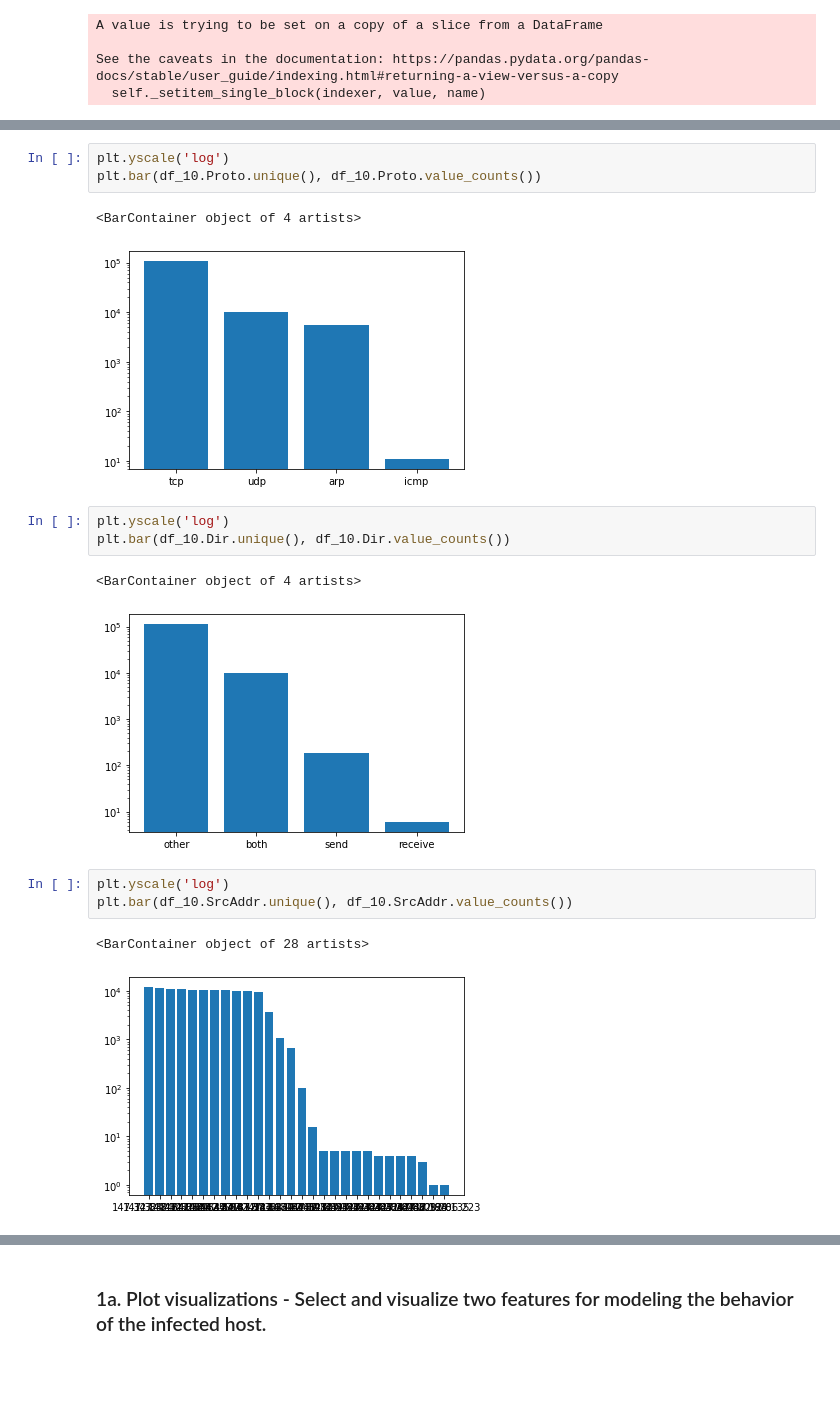
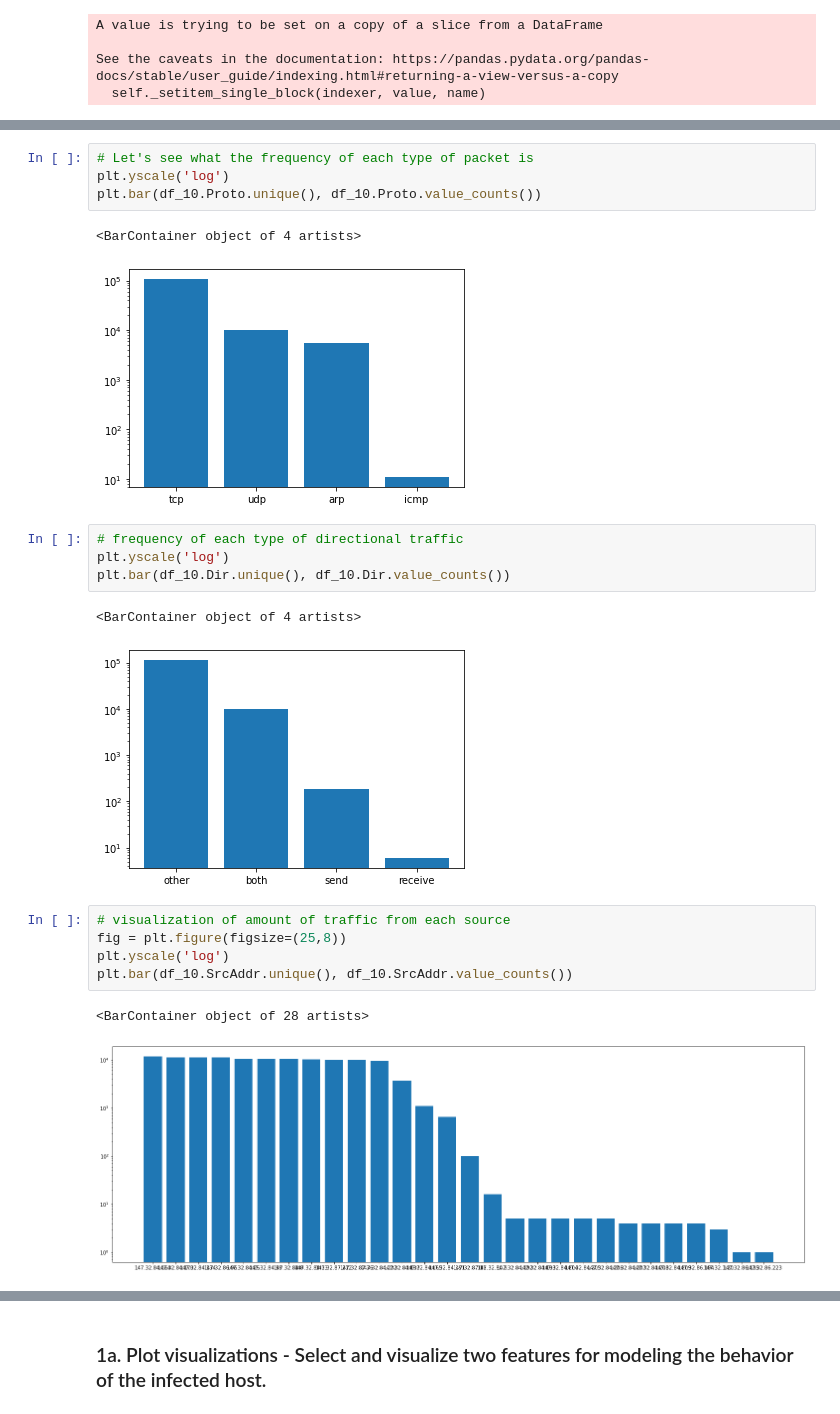
Before and after one commit to awrgold/cyber_data_analytics, a Jupyter notebook: Lab3.ipynb, the cells around one changed output, grey strips where cells are left out. Cells and saved outputs as stored; diff of their text form; blank space fills up the shorter version.

```diff
--- a/Lab3.ipynb
+++ b/Lab3.ipynb
@@ -109,18 +95,22 @@ Label 75
 # %%
+# Let's see what the frequency of each type of packet is
 plt.yscale('log')
 plt.bar(df_10.Proto.unique(), df_10.Proto.value_counts())
 # %% [output]
 <BarContainer object of 4 artists>
 [figure]
 # %%
+# frequency of each type of directional traffic
 plt.yscale('log')
 plt.bar(df_10.Dir.unique(), df_10.Dir.value_counts())
 # %% [output]
 <BarContainer object of 4 artists>
 [figure]
 # %%
+# visualization of amount of traffic from each source
+fig = plt.figure(figsize=(25,8))
 plt.yscale('log')
 plt.bar(df_10.SrcAddr.unique(), df_10.SrcAddr.value_counts())
 # %% [output]
 <BarContainer object of 28 artists>
-[figure, old version]
+[figure, new version]
```
Also changed, not shown: parts of 27 cells of this notebook.
